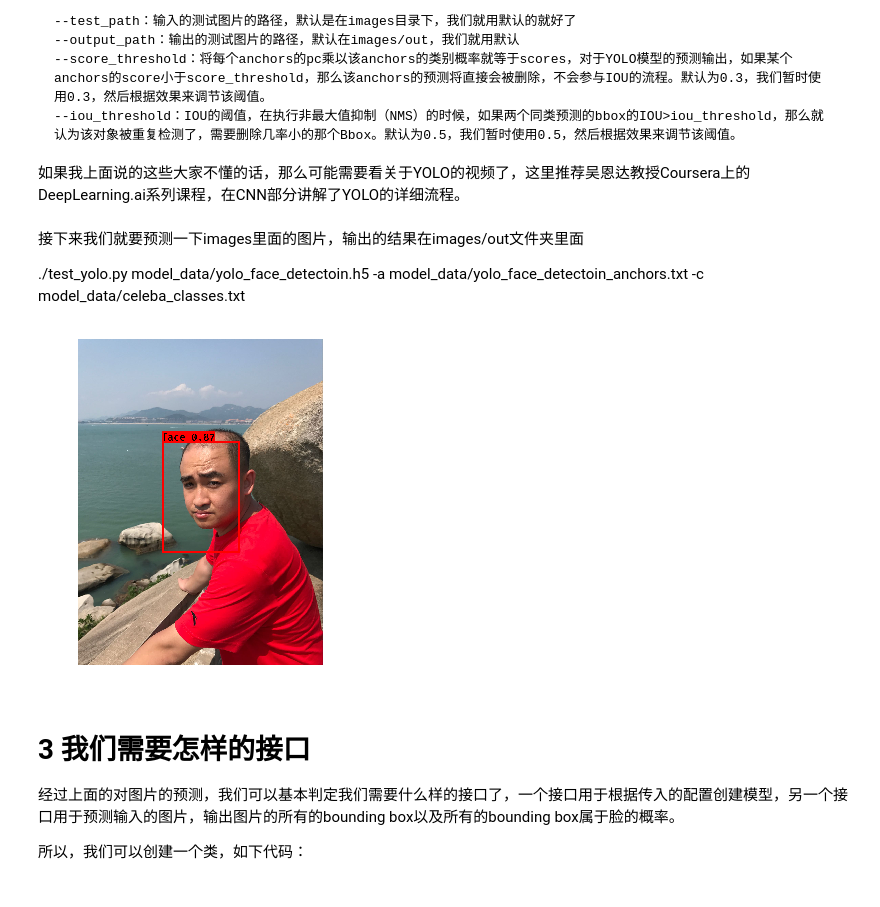
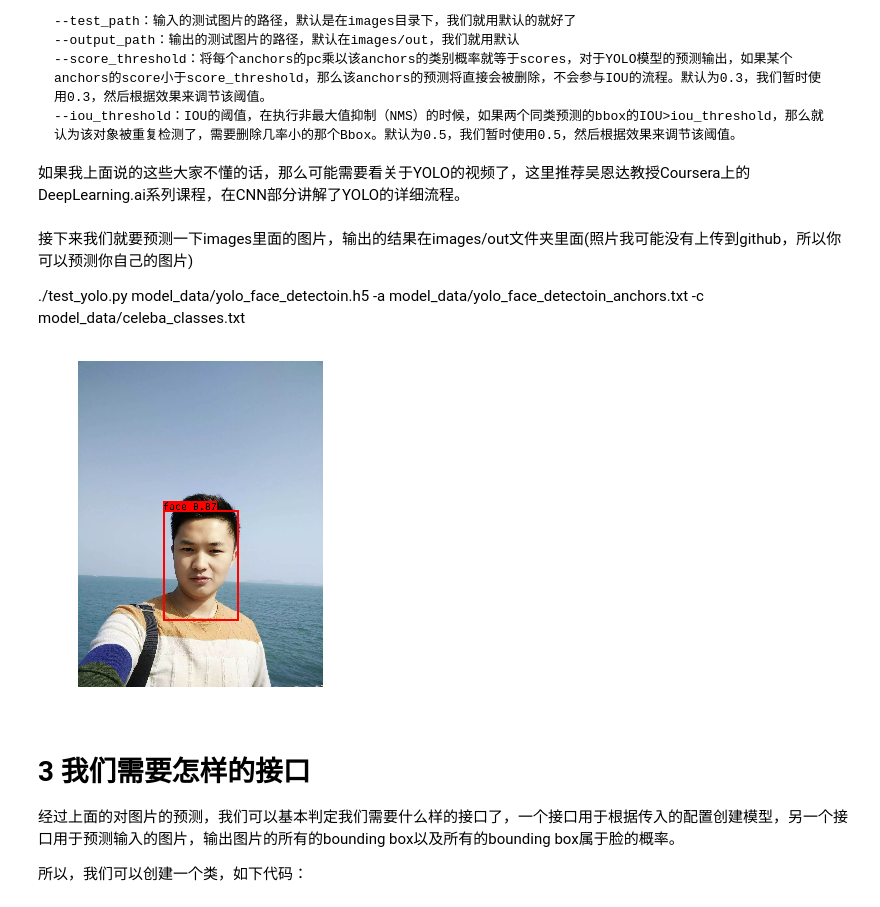
Before and after one commit to rikichou/yolo, a Jupyter notebook: YOLO_face_detection_and_recognition_3--YAD2K_and_facenet.ipynb, the cells around one changed output. Cells and saved outputs as stored; diff of their text form; code cells hidden in the pictures.

```diff
--- a/YOLO_face_detection_and_recognition_3--YAD2K_and_facenet.ipynb
+++ b/YOLO_face_detection_and_recognition_3--YAD2K_and_facenet.ipynb
@@ -65,26 +65,26 @@ YAD2K是利用test_yolo.py这个文件来实现预测的，所以我们应该查
 
 如果我上面说的这些大家不懂的话，那么可能需要看关于YOLO的视频了，这里推荐吴恩达教授Coursera上的DeepLearning.ai系列课程，在CNN部分讲解了YOLO的详细流程。
 # %% [markdown]
-接下来我们就要预测一下images里面的图片，输出的结果在images/out文件夹里面
+接下来我们就要预测一下images里面的图片，输出的结果在images/out文件夹里面(照片我可能没有上传到github，所以你可以预测你自己的图片)
 
 ./test_yolo.py model_data/yolo_face_detectoin.h5 -a model_data/yolo_face_detectoin_anchors.txt -c model_data/celeba_classes.txt
 # %%
 import matplotlib.pyplot as plt
 import cv2
 import numpy as np
 %matplotlib inline
-img_path = "images/out/saofei1.png"
+img_path = "images/out/me.png"
 
 plt.figure(figsize=(6,6))
 
 img = cv2.imread(img_path)
 img = cv2.cvtColor(img,cv2.COLOR_BGR2RGB)
 
 plt.imshow(img)
 plt.axis("off")
 plt.show()
 # %% [output]
-[figure, old version]
+[figure, new version]
 # %% [markdown]
 # 3 我们需要怎样的接口
 
```
Also changed, not shown: 2 other files.
